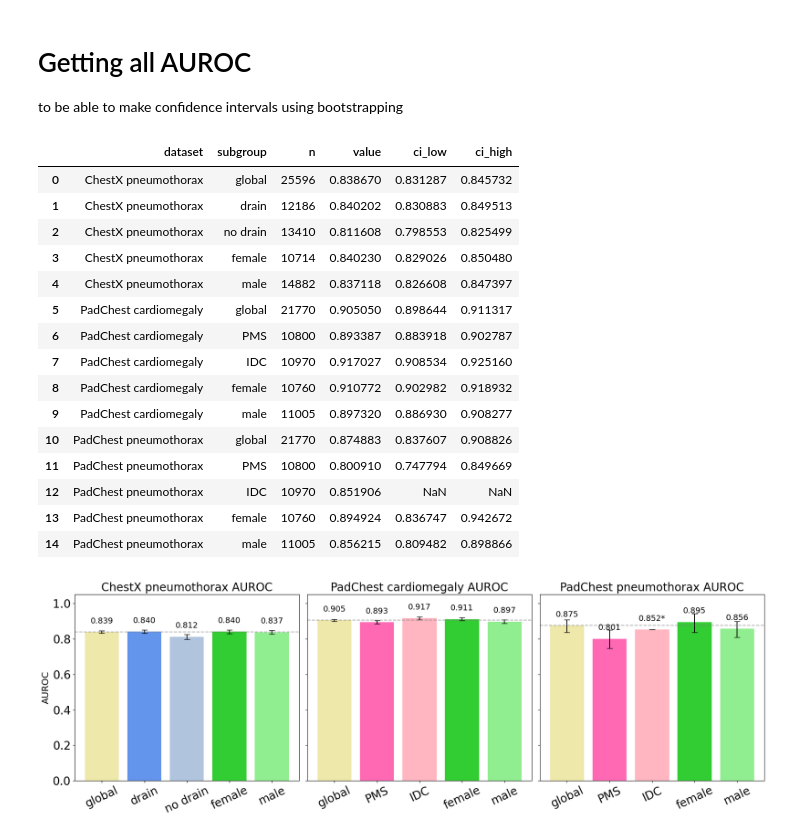
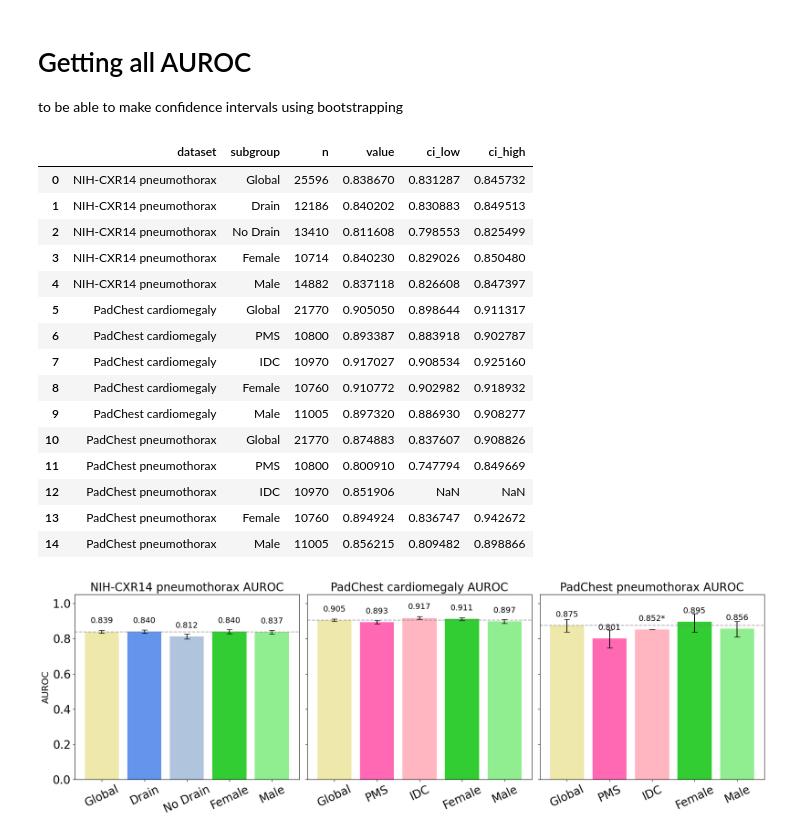
Before and after one commit to nikodice4/MedCLIP_shortcuts, a Jupyter notebook: notebooks/metric_notebook.ipynb, the cells around one changed output. Saved outputs shown, nothing was run; the diff lists cells and outputs as text; code cells hidden in the pictures.

Commit message:
fixed auroc plot

```diff
--- a/notebooks/metric_notebook.ipynb
+++ b/notebooks/metric_notebook.ipynb
@@ -206,23 +206,23 @@ def bootstrap_auroc(df, subgroup_col=None, subgroup_value=None):
     mean = roc_auc_score(y_true, y_prob)
     return mean, res.confidence_interval.low, res.confidence_interval.high
 # %%
-evaluation = [("ChestX pneumothorax", "global", df_drain, None),
-    ("ChestX pneumothorax", "drain", df_drain, df_drain["drain"] == 1),
-    ("ChestX pneumothorax", "no drain", df_drain, df_drain["drain"] == 0),
-    ("ChestX pneumothorax", "female", df_sex, df_sex["sex"] == "F"),
-    ("ChestX pneumothorax", "male", df_sex, df_sex["sex"] == "M"),
+evaluation = [("NIH-CXR14 pneumothorax", "Global", df_drain, None),
+    ("NIH-CXR14 pneumothorax", "Drain", df_drain, df_drain["drain"] == 1),
+    ("NIH-CXR14 pneumothorax", "No Drain", df_drain, df_drain["drain"] == 0),
+    ("NIH-CXR14 pneumothorax", "Female", df_sex, df_sex["sex"] == "F"),
+    ("NIH-CXR14 pneumothorax", "Male", df_sex, df_sex["sex"] == "M"),
 
-    ("PadChest cardiomegaly", "global", df_padchest_scanner, None),
+    ("PadChest cardiomegaly", "Global", df_padchest_scanner, None),
     ("PadChest cardiomegaly", "PMS", df_padchest_scanner, df_padchest_scanner["scanner"] == "PhilipsMedicalSystems"),
     ("PadChest cardiomegaly", "IDC", df_padchest_scanner, df_padchest_scanner["scanner"] == "ImagingDynamicsCompanyLtd"),
-    ("PadChest cardiomegaly", "female", df_padchest_sex, df_padchest_sex["sex"] == "F"),
-    ("PadChest cardiomegaly", "male", df_padchest_sex, df_padchest_sex["sex"] == "M"),
+    ("PadChest cardiomegaly", "Female", df_padchest_sex, df_padchest_sex["sex"] == "F"),
+    ("PadChest cardiomegaly", "Male", df_padchest_sex, df_padchest_sex["sex"] == "M"),
 
-    ("PadChest pneumothorax", "global",df_padchest_scanner_px, None),
+    ("PadChest pneumothorax", "Global",df_padchest_scanner_px, None),
     ("PadChest pneumothorax", "PMS", df_padchest_scanner_px, df_padchest_scanner_px["scanner"] == "PhilipsMedicalSystems"),
     ("PadChest pneumothorax", "IDC", df_padchest_scanner_px, df_padchest_scanner_px["scanner"] == "ImagingDynamicsCompanyLtd"),
-    ("PadChest pneumothorax", "female", df_padchest_sex_px, df_padchest_sex_px["sex"] == "F"),
-    ("PadChest pneumothorax", "male", df_padchest_sex_px, df_padchest_sex_px["sex"] == "M")]
+    ("PadChest pneumothorax", "Female", df_padchest_sex_px, df_padchest_sex_px["sex"] == "F"),
+    ("PadChest pneumothorax", "Male", df_padchest_sex_px, df_padchest_sex_px["sex"] == "M")]
 
 rows = []
 for dataset, subgroup, df, mask in evaluation:
@@ -234,28 +234,28 @@ result = pd.DataFrame(rows)
 result
 # %% [output]
 |  | dataset | subgroup | n | value | ci_low | ci_high |
-| 0 | ChestX pneumothorax | global | 25596 | 0.838670 | 0.831287 | 0.845732 |
-| 1 | ChestX pneumothorax | drain | 12186 | 0.840202 | 0.830883 | 0.849513 |
-| 2 | ChestX pneumothorax | no drain | 13410 | 0.811608 | 0.798553 | 0.825499 |
-| 3 | ChestX pneumothorax | female | 10714 | 0.840230 | 0.829026 | 0.850480 |
-| 4 | ChestX pneumothorax | male | 14882 | 0.837118 | 0.826608 | 0.847397 |
-| 5 | PadChest cardiomegaly | global | 21770 | 0.905050 | 0.898644 | 0.911317 |
+| 0 | NIH-CXR14 pneumothorax | Global | 25596 | 0.838670 | 0.831287 | 0.845732 |
+| 1 | NIH-CXR14 pneumothorax | Drain | 12186 | 0.840202 | 0.830883 | 0.849513 |
+| 2 | NIH-CXR14 pneumothorax | No Drain | 13410 | 0.811608 | 0.798553 | 0.825499 |
+| 3 | NIH-CXR14 pneumothorax | Female | 10714 | 0.840230 | 0.829026 | 0.850480 |
+| 4 | NIH-CXR14 pneumothorax | Male | 14882 | 0.837118 | 0.826608 | 0.847397 |
+| 5 | PadChest cardiomegaly | Global | 21770 | 0.905050 | 0.898644 | 0.911317 |
 | 6 | PadChest cardiomegaly | PMS | 10800 | 0.893387 | 0.883918 | 0.902787 |
 | 7 | PadChest cardiomegaly | IDC | 10970 | 0.917027 | 0.908534 | 0.925160 |
-| 8 | PadChest cardiomegaly | female | 10760 | 0.910772 | 0.902982 | 0.918932 |
-| 9 | PadChest cardiomegaly | male | 11005 | 0.897320 | 0.886930 | 0.908277 |
-| 10 | PadChest pneumothorax | global | 21770 | 0.874883 | 0.837607 | 0.908826 |
+| 8 | PadChest cardiomegaly | Female | 10760 | 0.910772 | 0.902982 | 0.918932 |
+| 9 | PadChest cardiomegaly | Male | 11005 | 0.897320 | 0.886930 | 0.908277 |
+| 10 | PadChest pneumothorax | Global | 21770 | 0.874883 | 0.837607 | 0.908826 |
 | 11 | PadChest pneumothorax | PMS | 10800 | 0.800910 | 0.747794 | 0.849669 |
 | 12 | PadChest pneumothorax | IDC | 10970 | 0.851906 | NaN | NaN |
-| 13 | PadChest pneumothorax | female | 10760 | 0.894924 | 0.836747 | 0.942672 |
-| 14 | PadChest pneumothorax | male | 11005 | 0.856215 | 0.809482 | 0.898866 |
+| 13 | PadChest pneumothorax | Female | 10760 | 0.894924 | 0.836747 | 0.942672 |
+| 14 | PadChest pneumothorax | Male | 11005 | 0.856215 | 0.809482 | 0.898866 |
 # %%
 def generate_barplot_subgroups(df):
-    dataset_order = ["ChestX pneumothorax", "PadChest cardiomegaly", "PadChest pneumothorax"]
-    subgroup_order = ["global", "drain", "no drain", "PMS", "IDC", "female", "male"]
+    dataset_order = ["NIH-CXR14 pneumothorax", "PadChest cardiomegaly", "PadChest pneumothorax"]
+    subgroup_order = ["Global", "Drain", "No Drain", "PMS", "IDC", "Female", "Male"]
 
-    color_map = {"global": "palegoldenrod", "drain": "cornflowerblue", "no drain": "lightsteelblue",
-                 "PMS": "hotpink", "IDC": "lightpink", "female": "limegreen", "male": "lightgreen"}
+    color_map = {"Global": "palegoldenrod", "Drain": "cornflowerblue", "No Drain": "lightsteelblue",
+                 "PMS": "hotpink", "IDC": "lightpink", "Female": "limegreen", "Male": "lightgreen"}
 
     df["dataset"] = pd.Categorical(df["dataset"], dataset_order)
     df["subgroup"] = pd.Categorical(df["subgroup"], subgroup_order)
@@ -268,33 +268,33 @@ def generate_barplot_subgroups(df):
         present = [g for g in subgroup_order if g in set(sub["subgroup"].dropna().astype(str).unique())]
         values = [sub.loc[sub["subgroup"] == g, "value"].iloc[0] for g in present]
         ci_lows = [sub.loc[sub["subgroup"] == g, "ci_low"].iloc[0] for g in present]
         ci_highs = [sub.loc[sub["subgroup"] == g, "ci_high"].iloc[0] for g in present]
         colors = [color_map[g] for g in present]
 
         # nans for the case of padchest pnuemothorax IDC, which has very few positive
         err_low = [v - lo if not np.isnan(lo) else 0 for v, lo in zip(values, ci_lows)]
         err_high = [hi - v if not np.isnan(hi) else 0 for v, hi in zip(values, ci_highs)]
 
         ax.bar(present, values, color=colors, yerr=[err_low, err_high], capsize=5)
 
         for x, v, lo in zip(present, values, ci_lows):
             label = f"{v:.3f}" + ("*" if np.isnan(lo) else "")
             ax.text(x, v + 0.04, label, ha="center", va="bottom", fontsize=14)
 
-        if "global" in present:
-            ax.axhline(y=values[present.index("global")], color="gray", linestyle="--", alpha=0.6)
+        if "Global" in present:
+            ax.axhline(y=values[present.index("Global")], color="gray", linestyle="--", alpha=0.6)
 
         ax.set_title(f"{dataset} AUROC", fontsize=20)
         ax.set_ylim(0, 1.05)
         ax.tick_params(axis='x', labelsize=20, rotation=25)
         ax.tick_params(axis='y', labelsize=20)
 
     axes[0].set_ylabel("AUROC", fontsize=16)
     plt.tight_layout()
     out_path = f"../{config.FIGS}/auroc_ci.png"
     plt.savefig(out_path, dpi=300)
     plt.show()
 
 generate_barplot_subgroups(result)
 # %% [output]
-[figure, old version]
+[figure, new version]
```
Also changed, not shown: 2 other files.
